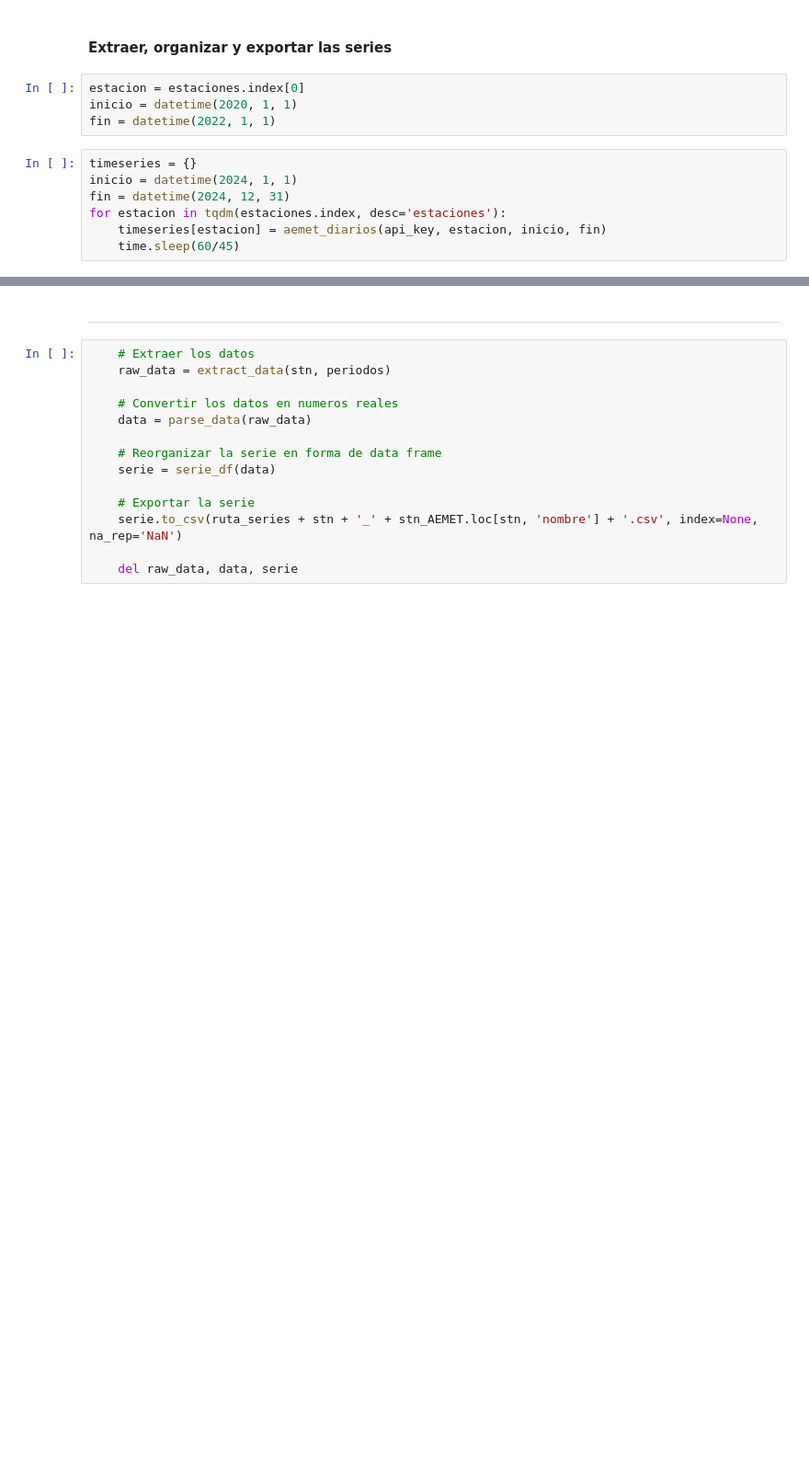
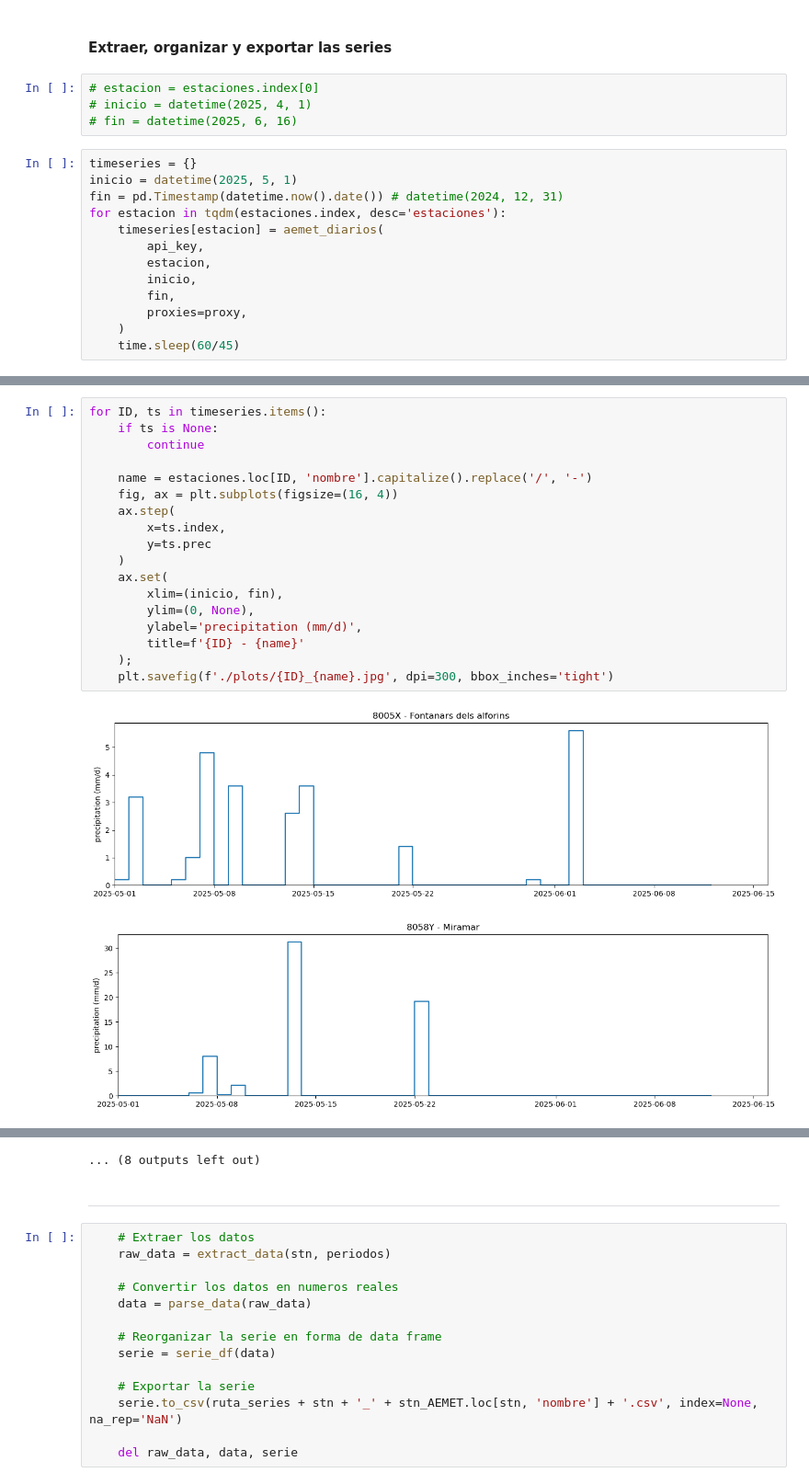
Before and after one commit to casadoj/Series, a Jupyter notebook: notebooks/AEMET/API_AEMET/AEMET - diarios.ipynb, the cells around one changed output, grey strips where cells are left out. Shown at 92% size. Drawn from its saved outputs; the diff is of its cells as text; blank space fills up the shorter version.

```diff
--- a/notebooks/AEMET/API_AEMET/AEMET - diarios.ipynb
+++ b/notebooks/AEMET/API_AEMET/AEMET - diarios.ipynb
@@ -287,14 +320,20 @@ Nº de periodos en los que se divide el periodo de estudio:  4
 # %% [markdown]
 #### Extraer, organizar y exportar las series
 # %%
-estacion = estaciones.index[0]
-inicio = datetime(2020, 1, 1)
-fin = datetime(2022, 1, 1)
+# estacion = estaciones.index[0]
+# inicio = datetime(2025, 4, 1)
+# fin = datetime(2025, 6, 16)
 # %%
 timeseries = {}
-inicio = datetime(2024, 1, 1)
-fin = datetime(2024, 12, 31)
+inicio = datetime(2025, 5, 1)
+fin = pd.Timestamp(datetime.now().date()) # datetime(2024, 12, 31)
 for estacion in tqdm(estaciones.index, desc='estaciones'):
-    timeseries[estacion] = aemet_diarios(api_key, estacion, inicio, fin)
+    timeseries[estacion] = aemet_diarios(
+        api_key,
+        estacion,
+        inicio,
+        fin,
+        proxies=proxy,
+    )
     time.sleep(60/45)
 # %% [output]
@@ -301,0 +342,21 @@ ConnectTimeout: HTTPSConnectionPool(host='opendata.aemet.es', port=443): Max ret
+# %%
+for ID, ts in timeseries.items():
+    if ts is None:
+        continue
+
+    name = estaciones.loc[ID, 'nombre'].capitalize().replace('/', '-')
+    fig, ax = plt.subplots(figsize=(16, 4))
+    ax.step(
+        x=ts.index,
+        y=ts.prec
+    )
+    ax.set(
+        xlim=(inicio, fin),
+        ylim=(0, None),
+        ylabel='precipitation (mm/d)',
+        title=f'{ID} - {name}'
+    );
+    plt.savefig(f'./plots/{ID}_{name}.jpg', dpi=300, bbox_inches='tight')
+# %% [output]
+[figure, added]
+[figure, added]
@@ -302,3 +373,4 @@ ConnectTimeout: HTTPSConnectionPool(host='opendata.aemet.es', port=443): Max ret
+... (8 outputs left out)
 # %% [markdown]
 ***
 # %%
```
Also changed, not shown: parts of 13 cells of this notebook.
